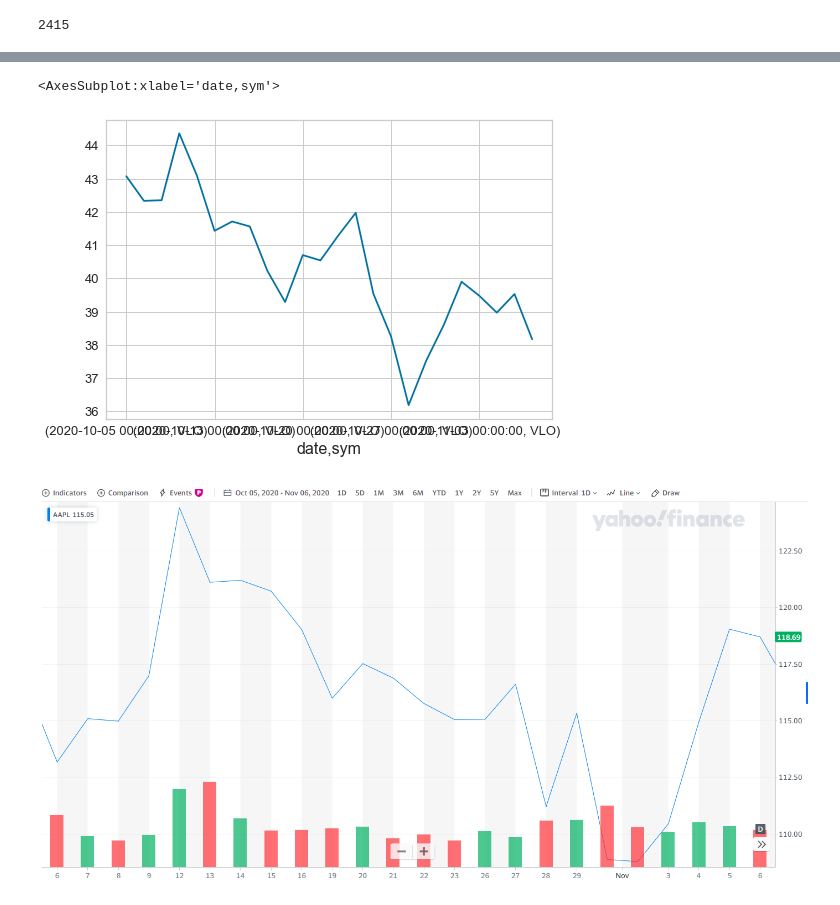
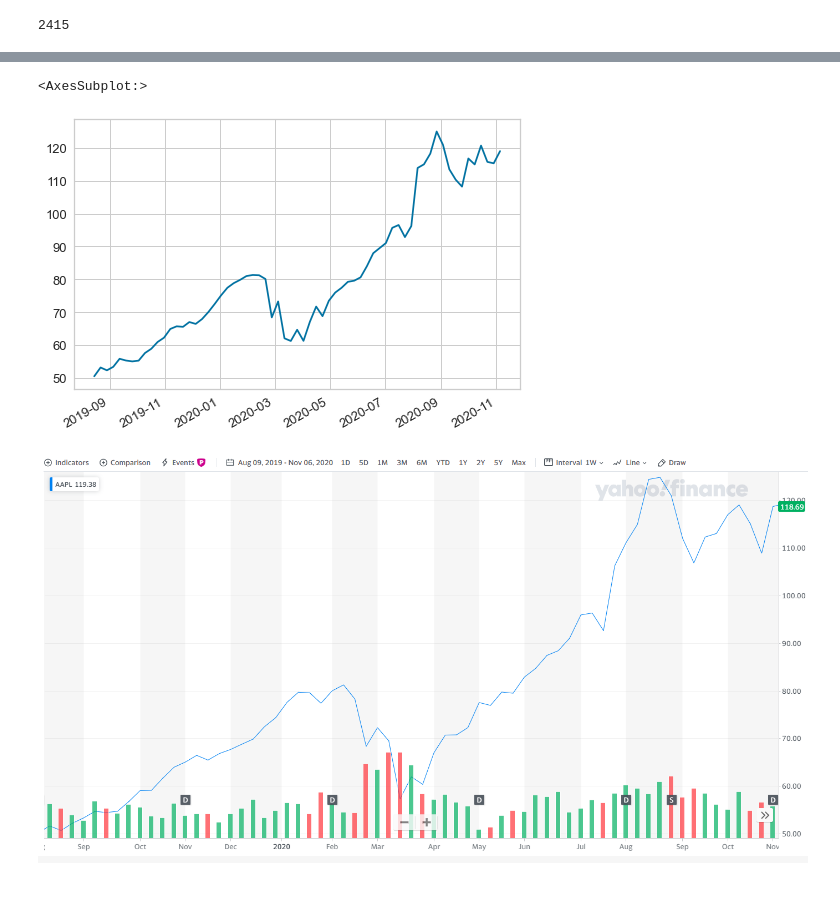
Before and after one commit to skelouse/capstone-stock-analysis, a Jupyter notebook: main.ipynb, the cells around one changed output, grey strips where cells are left out. Saved outputs shown, nothing was run; the diff lists cells and outputs as text; code cells hidden in the pictures.

Commit message:
Update graph

```diff
--- a/main.ipynb
+++ b/main.ipynb
@@ -1211,7 +1228,9 @@ num_symbols
+# %%
+weekly_cut = pd.date_range('2019-08-09', '2020-11-06', freq='W-THU')
 # %%
-df_performance.query("sym == 'VLO'").query("date > '2020-10-04'")['price'].plot()
+df_performance.query("sym == 'AAPL'").reset_index().set_index('date', drop=True).reindex(weekly_cut).dropna()['price'].plot()
 # %% [output]
-<AxesSubplot:xlabel='date,sym'>
+<AxesSubplot:>
-[figure, old version]
+[figure, new version]
 # %% [markdown]
-![image.png](attachment:image.png-old)
+![image.png](attachment:image.png-new)
```
Also changed, not shown: parts of 1 cell of this notebook.
